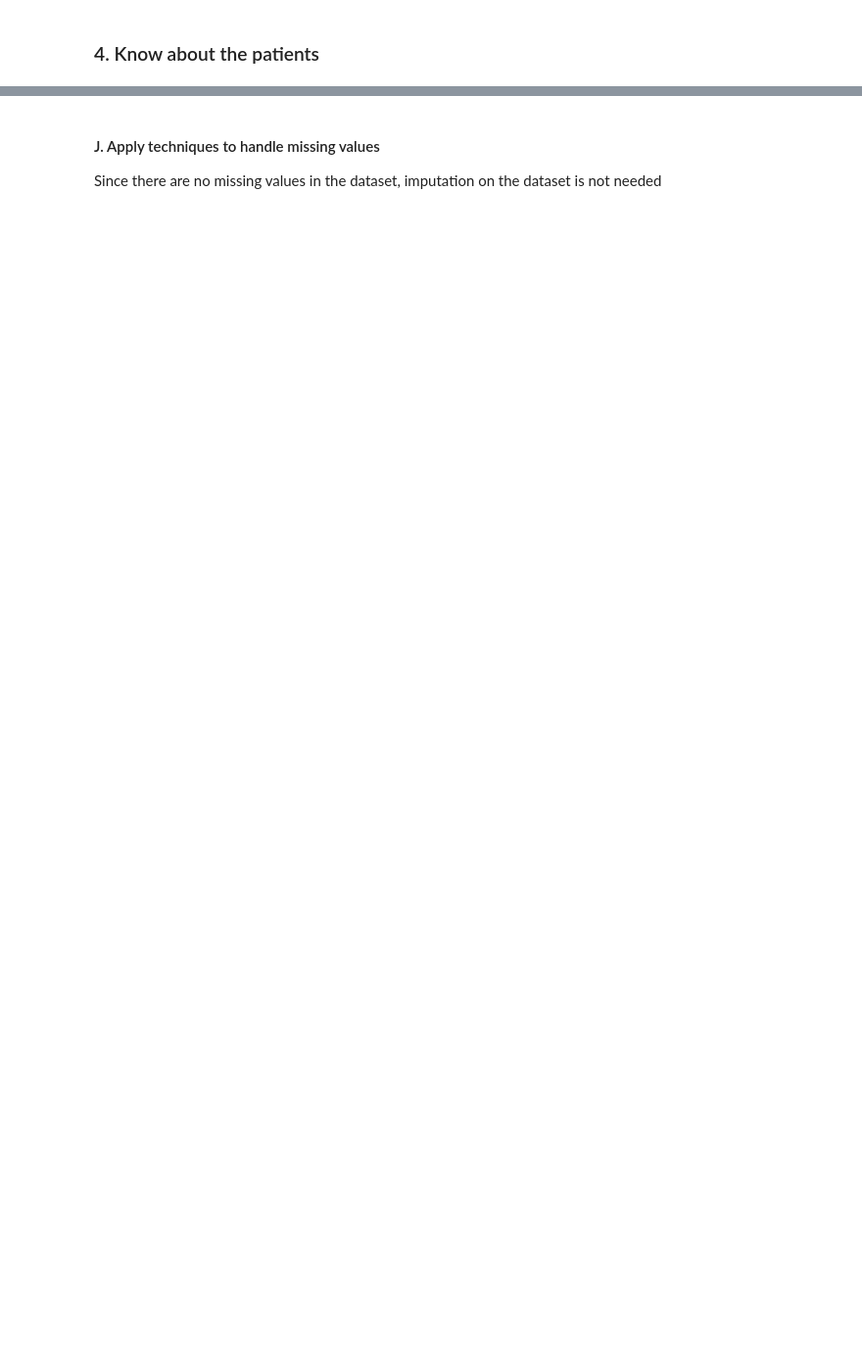
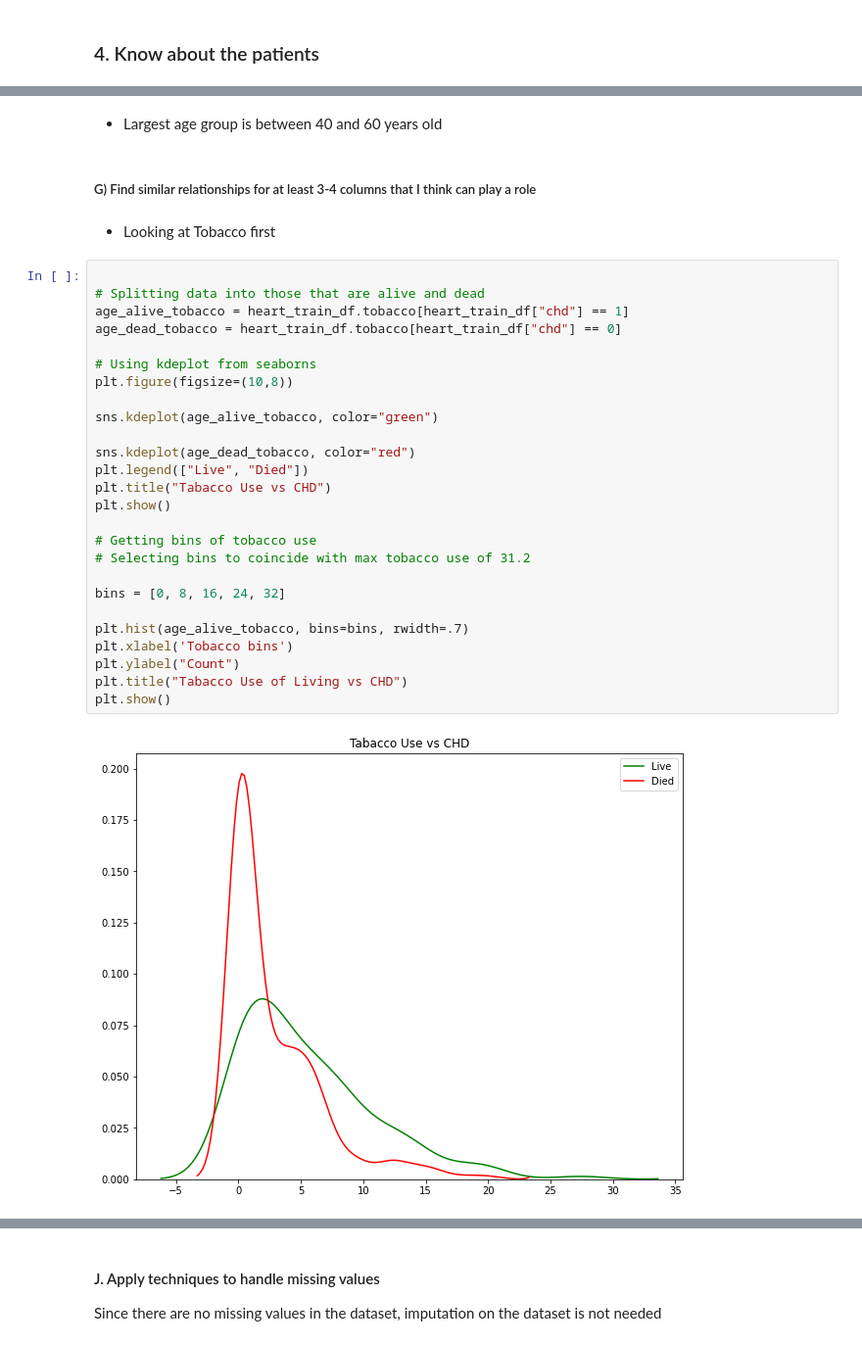
Before and after one commit to JacobBRodriguez/SJSU, a Jupyter notebook: Fall 2020/CMPE 257/Lab 1/Task 1.ipynb, the cells around one changed output, grey strips where cells are left out. Shown at 98% size. Saved outputs shown, nothing was run; the diff lists cells and outputs as text; blank space fills up the shorter version.

```diff
--- a/Fall 2020/CMPE 257/Lab 1/Task 1.ipynb
+++ b/Fall 2020/CMPE 257/Lab 1/Task 1.ipynb
@@ -368,0 +202,34 @@ Total missing values in DF:  0
+# %% [markdown]
+- Largest age group is between 40 and 60 years old
+# %% [markdown]
+##### G) Find similar relationships for at least 3-4 columns that I think can play a role
+# %% [markdown]
+- Looking at Tobacco first
+# %%
+
+# Splitting data into those that are alive and dead
+age_alive_tobacco = heart_train_df.tobacco[heart_train_df["chd"] == 1]
+age_dead_tobacco = heart_train_df.tobacco[heart_train_df["chd"] == 0]
+
+# Using kdeplot from seaborns
+plt.figure(figsize=(10,8))
+
+sns.kdeplot(age_alive_tobacco, color="green")
+
+sns.kdeplot(age_dead_tobacco, color="red")
+plt.legend(["Live", "Died"])
+plt.title("Tabacco Use vs CHD")
+plt.show()
+
+# Getting bins of tobacco use
+# Selecting bins to coincide with max tobacco use of 31.2
+
+bins = [0, 8, 16, 24, 32]
+
+plt.hist(age_alive_tobacco, bins=bins, rwidth=.7)
+plt.xlabel('Tobacco bins')
+plt.ylabel("Count")
+plt.title("Tabacco Use of Living vs CHD")
+plt.show()
+# %% [output]
+[figure, added]
```
Also changed, not shown: parts of 87 cells of this notebook, 2 other files.
